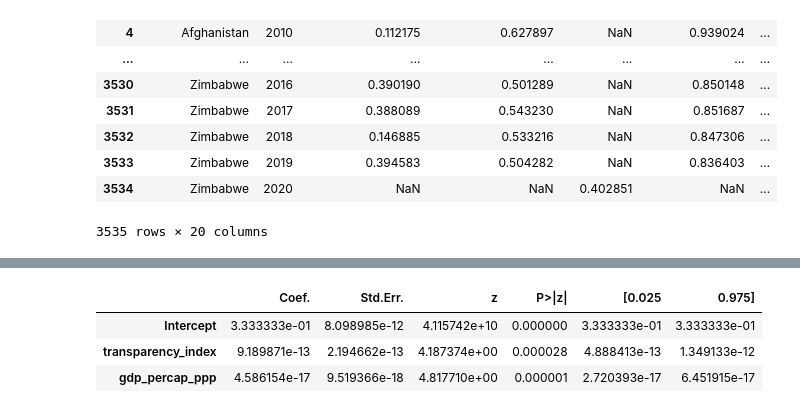
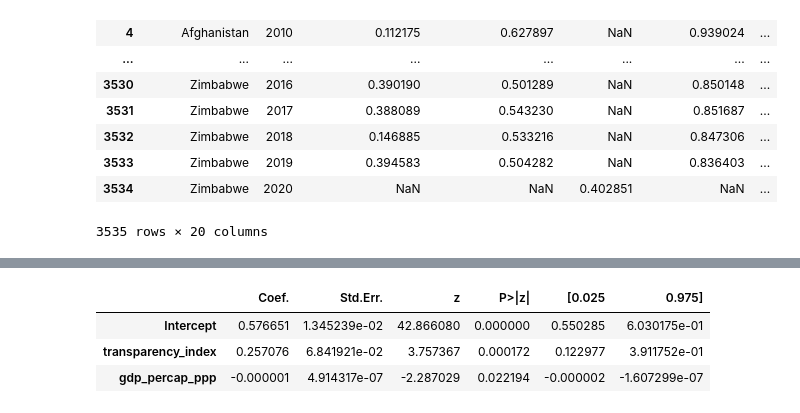
Before and after one commit to evantrowbridge/policy_lab_ndi, a Jupyter notebook: NDI Regressions.ipynb, the cells around one changed output, grey strips where cells are left out. Drawn from its saved outputs; the diff is of its cells as text; code cells hidden in the pictures.

```diff
--- a/NDI Regressions.ipynb
+++ b/NDI Regressions.ipynb
@@ -65,9 +65,9 @@ for value in values:
     tables.append(LRresult)
 # %%
 #Call on tables to show all of them or by index: tables[i]
-tables[5]
+tables[0]
 # %% [output]
 |  | Coef. | Std.Err. | z | P>|z| | [0.025 | 0.975] |
-| Intercept | 3.333333e-01 | 8.098985e-12 | 4.115742e+10 | 0.000000 | 3.333333e-01 | 3.333333e-01 |
-| transparency_index | 9.189871e-13 | 2.194662e-13 | 4.187374e+00 | 0.000028 | 4.888413e-13 | 1.349133e-12 |
-| gdp_percap_ppp | 4.586154e-17 | 9.519366e-18 | 4.817710e+00 | 0.000001 | 2.720393e-17 | 6.451915e-17 |
+| Intercept | 0.576651 | 1.345239e-02 | 42.866080 | 0.000000 | 0.550285 | 6.030175e-01 |
+| transparency_index | 0.257076 | 6.841921e-02 | 3.757367 | 0.000172 | 0.122977 | 3.911752e-01 |
+| gdp_percap_ppp | -0.000001 | 4.914317e-07 | -2.287029 | 0.022194 | -0.000002 | -1.607299e-07 |
```
Also changed, not shown: parts of 13 cells of this notebook, 2 other files.
